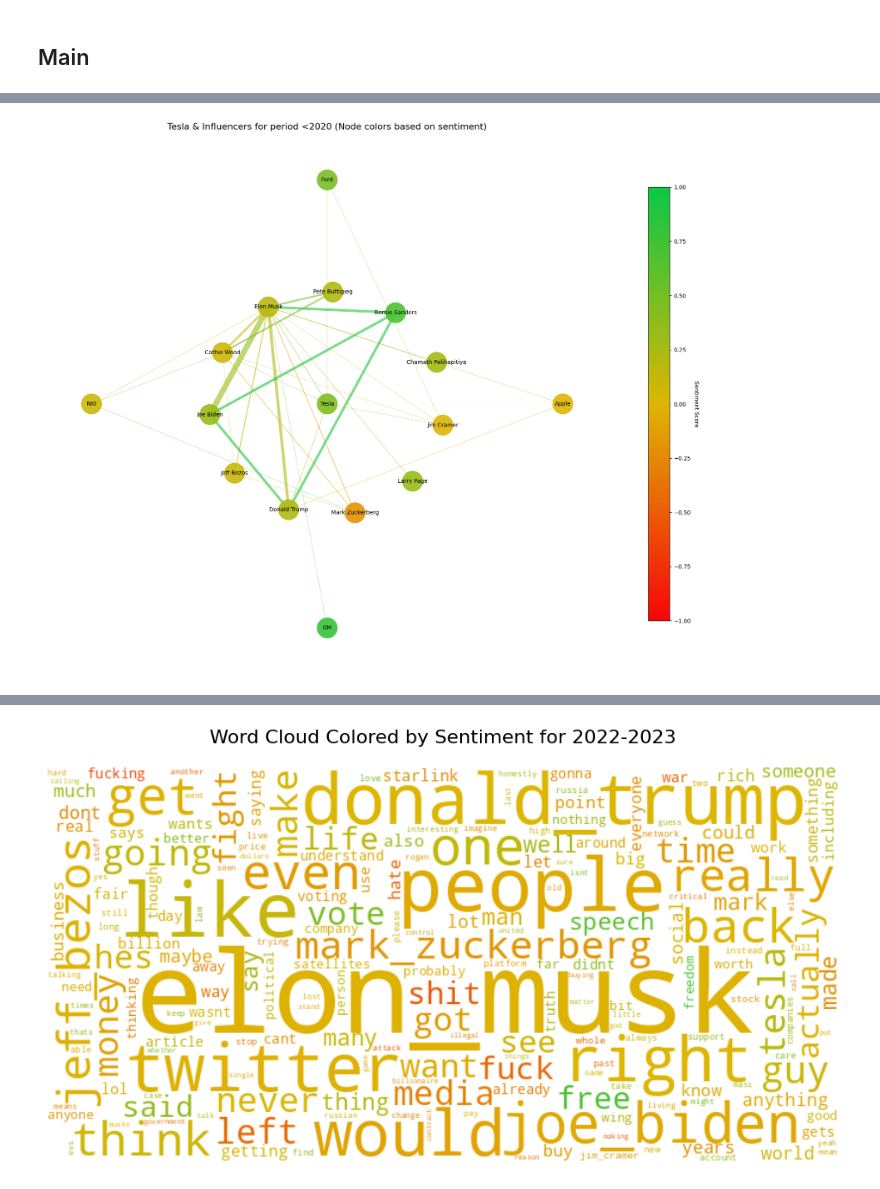
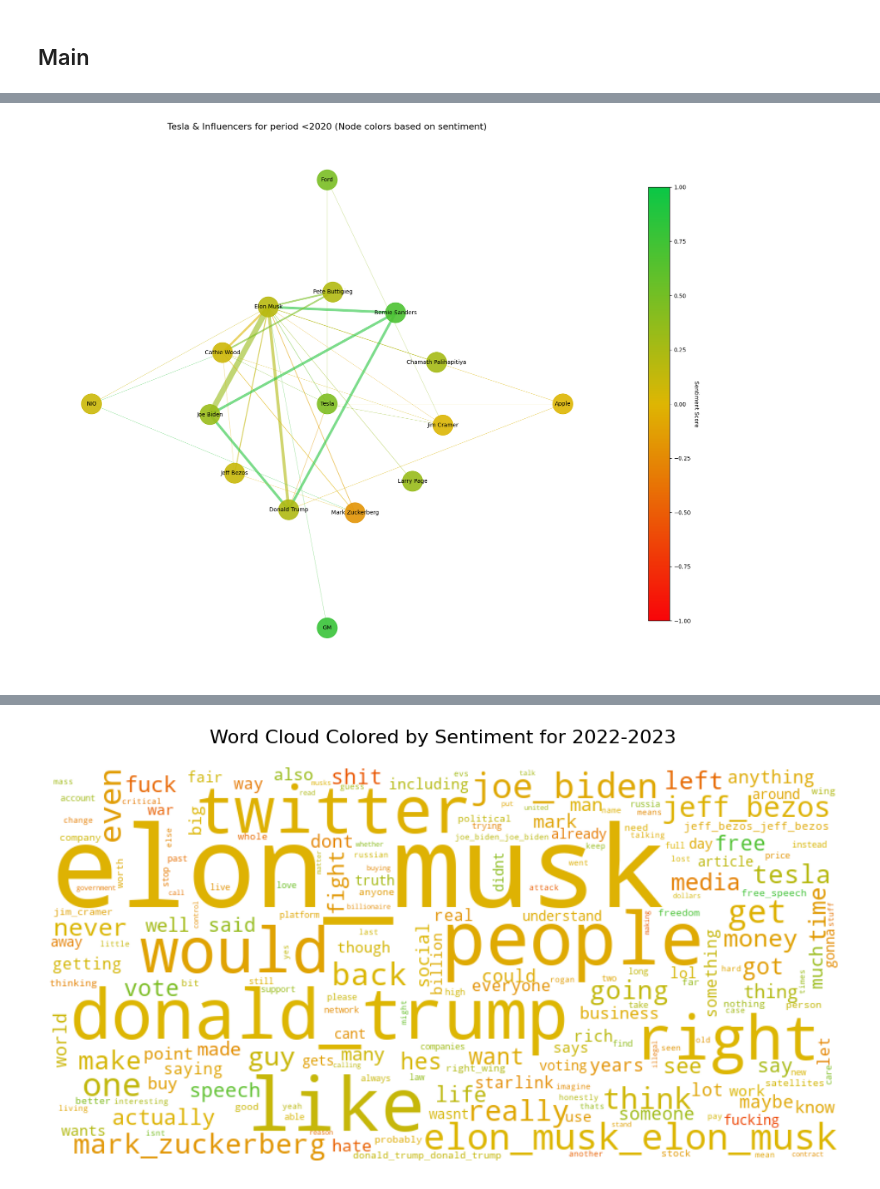
Before and after one commit to yonatan1golan/University, a Jupyter notebook: NLP/analysis.ipynb, the cells around one changed output, grey strips where cells are left out. Cells and saved outputs as stored; diff of their text form; code cells hidden in the pictures.

Commit message:
outputs folders

```diff
--- a/NLP/analysis.ipynb
+++ b/NLP/analysis.ipynb
@@ -498,7 +497,7 @@ class TextAnalysis:
         self.word_counts = Counter()
         self.word_contexts = defaultdict(list)
         self.aliases = aliases or {}
-        self.stop_words = set(stopwords.words('english'))
+        self.stop_words = stopwords.words('english')
 
         self.alias_lookup = {}
         for canonical, alias_list in self.aliases.items():
@@ -786,11 +785,20 @@ class TextAnalysis:
 # %% [markdown]
 ## Main
 # %%
+import os
+import csv
+from collections import defaultdict
+
+# Ensure output directories exist
+os.makedirs("outputs", exist_ok=True)
+os.makedirs("graphs_analysis", exist_ok=True)
+
 client = RedditClient()
 processor = Processor()
 all_posts = []
 
-# client.fetch_all_posts() # uncomment to fetch new posts
+# Uncomment to fetch new posts
+# client.fetch_all_posts()
 all_posts = client.get_all_posts()
 processed_posts = processor.process_posts(all_posts)
 
@@ -803,20 +811,94 @@ period_graphs = {}
 sentiment_over_time = defaultdict(dict)
 
 for period, posts in posts_by_period.items():
-    print(f"Processing period: {period} with {len(posts)} posts")
+    print(f"\n=== Processing period: {period} | Posts: {len(posts)} ===")
+
+    # Build and analyze graph
     gm = GraphMaker(period)
     gm.build_graph(posts)
     gm.finalize_graph()
     period_graphs[period] = gm
     gm.save_graph_info()
     gm.export_edge_sentiment_analysis(f"graphs_analysis/sentiment_edges_{period}.csv")
-    text_analysis = TextAnalysis(posts, period, CONFIG.ALIASES)
+
+    # Text analysis
+    text_analysis = TextAnalysis(
+        posts=posts,
+        period=period,
+        aliases=CONFIG.ALIASES,
+        ngram_range=(1, 2)  # use unigrams and bigrams
+    )
+
     text_analysis.process_all_text()
     individual_stats = text_analysis.get_individual_sentiments()
     text_analysis.generate_word_cloud()
-    # text_analysis.print_analysis_summary()
+
+    # Save summary stats
+    summary = text_analysis.get_summary_stats()
+    with open(f"outputs/summary_stats_{period}.csv", "w", newline='') as f:
+        writer = csv.writer(f)
+        writer.writerow(["Metric", "Value"])
+        for key, value in summary.items():
+            writer.writerow([key, value])
+
+    # Save most common words
+    common_words = text_analysis.get_most_common_words(n=50)
+    with open(f"outputs/common_words_{period}.csv", "w", newline='') as f:
+        writer = csv.writer(f)
+        writer.writerow(["Word", "Count", "Average Sentiment"])
+        for word, count in common_words:
+            sentiment = text_analysis.averaged_scores.get(word, 0)
+            writer.writerow([word, count, round(sentiment, 4)])
+
+    # Save sentiment extremes
+    extremes = text_analysis.get_sentiment_extremes(n=10)
+    for sentiment_type, word_list in extremes.items():
+        with open(f"outputs/{sentiment_type}_{period}.csv", "w", newline='') as f:
+            writer = csv.writer(f)
+            writer.writerow(["Word", "Average Sentiment", "Count"])
+            for word, sentiment in word_list:
+                count = text_analysis.word_counts[word]
+                writer.writerow([word, round(sentiment, 4), count])
+
+    # Save top TF-IDF n-grams
+    tfidf_words = text_analysis.get_top_tfidf_words(top_n=50)
+    with open(f"outputs/tfidf_words_{period}.csv", "w", newline='') as f:
+        writer = csv.writer(f)
+        writer.writerow(["Word", "TF-IDF Score"])
+        writer.writerows([(word, round(score, 5)) for word, score in tfidf_words])
+
+    # Save individual entity sentiment stats
+    with open(f"outputs/entity_sentiments_{period}.csv", "w", newline='') as f:
+        writer = csv.DictWriter(f, fieldnames=[
+            "name", "token", "mention_count", "average_sentiment", "sentiment_std_dev"
+        ])
+        writer.writeheader()
+        for stat in individual_stats:
+            writer.writerow(stat)
+
+    # Store sentiment by entity over time
     for stat in individual_stats:
         sentiment_over_time[stat['name']][period] = stat['average_sentiment']
-    text_analysis.run_lsa()
+
+    # Topic modeling via LSA
+    lsa_result = text_analysis.run_lsa()
+    if lsa_result and lsa_result['topics']:
+        with open(f"outputs/lsa_topics_{period}.csv", "w", newline='') as f:
+            writer = csv.writer(f)
+            writer.writerow(["Topic Index", "Terms"])
+            for i, topic in enumerate(lsa_result['topics']):
+                writer.writerow([i, topic[1]])
+
+    # Visualize graph
     gm.visualize()
+
+# Save overall sentiment evolution
+with open("outputs/sentiment_over_time.csv", "w", newline='') as f:
+    writer = csv.writer(f)
+    all_periods = sorted(posts_by_period.keys())
+    header = ["Entity"] + all_periods
+    writer.writerow(header)
+    for entity, sentiments in sentiment_over_time.items():
+        row = [entity] + [round(sentiments.get(period, 0), 4) for period in all_periods]
+        writer.writerow(row)
 # %% [output]
@@ -836 +917 @@ Processing period: 2022-2023 with 51 posts
-[figure, old version]
+[figure, new version]
```
Also changed, not shown: parts of 2 cells of this notebook, 41 other files.
